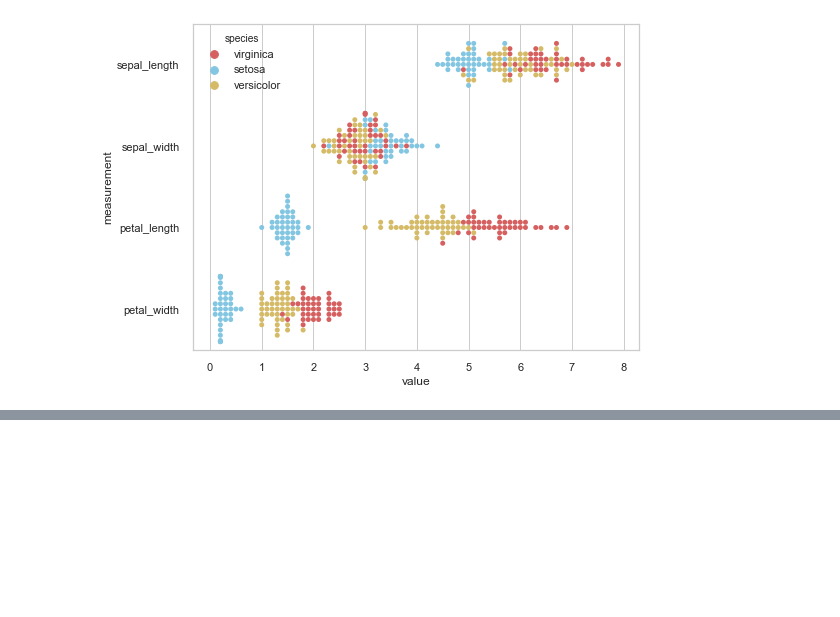
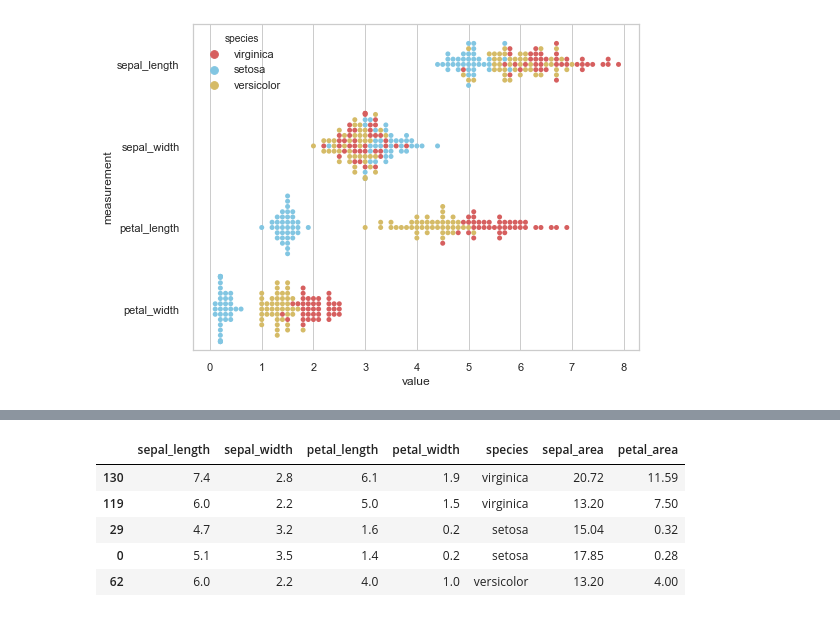
Before and after one commit to Jeff-Hutchins/ds-methodologies-exercises, a Jupyter notebook: classification/classification_exercises.ipynb, the cells around one changed output, grey strips where cells are left out. Drawn from its saved outputs; the diff is of its cells as text; code cells hidden in the pictures; blank space fills up the shorter version.

```diff
--- a/classification/classification_exercises.ipynb
+++ b/classification/classification_exercises.ipynb
@@ -747,0 +766,9 @@ def loopy_graphs(df, target):
+# %%
+train.head()
+# %% [output]
+|  | sepal_length | sepal_width | petal_length | petal_width | species | sepal_area | petal_area |
+| 130 | 7.4 | 2.8 | 6.1 | 1.9 | virginica | 20.72 | 11.59 |
+| 119 | 6.0 | 2.2 | 5.0 | 1.5 | virginica | 13.20 | 7.50 |
+| 29 | 4.7 | 3.2 | 1.6 | 0.2 | setosa | 15.04 | 0.32 |
+| 0 | 5.1 | 3.5 | 1.4 | 0.2 | setosa | 17.85 | 0.28 |
+| 62 | 6.0 | 2.2 | 4.0 | 1.0 | versicolor | 13.20 | 4.00 |
```
Also changed, not shown: parts of 9 cells of this notebook.
